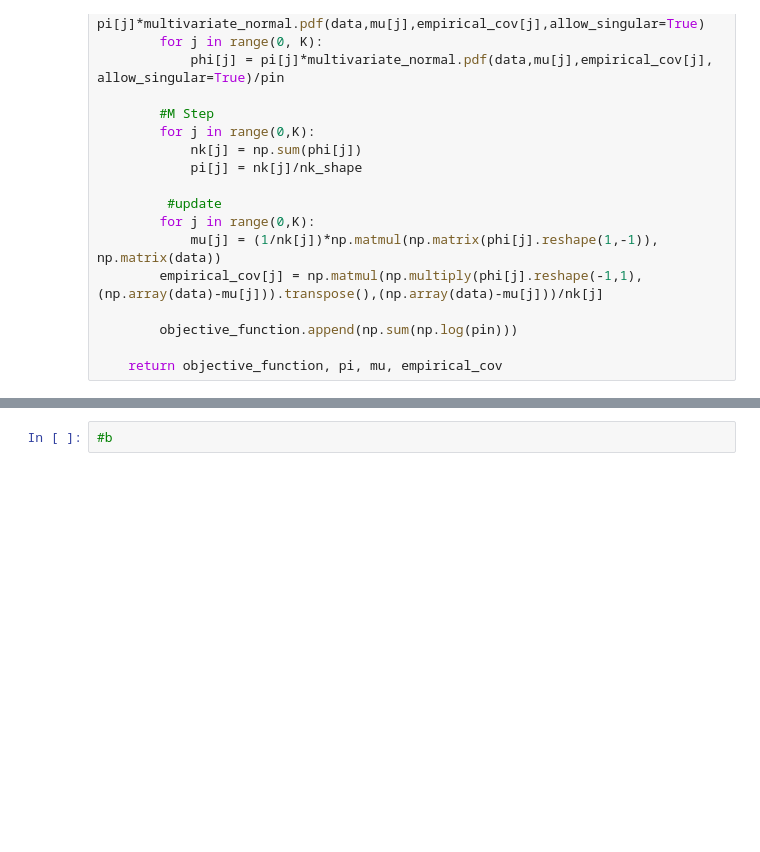
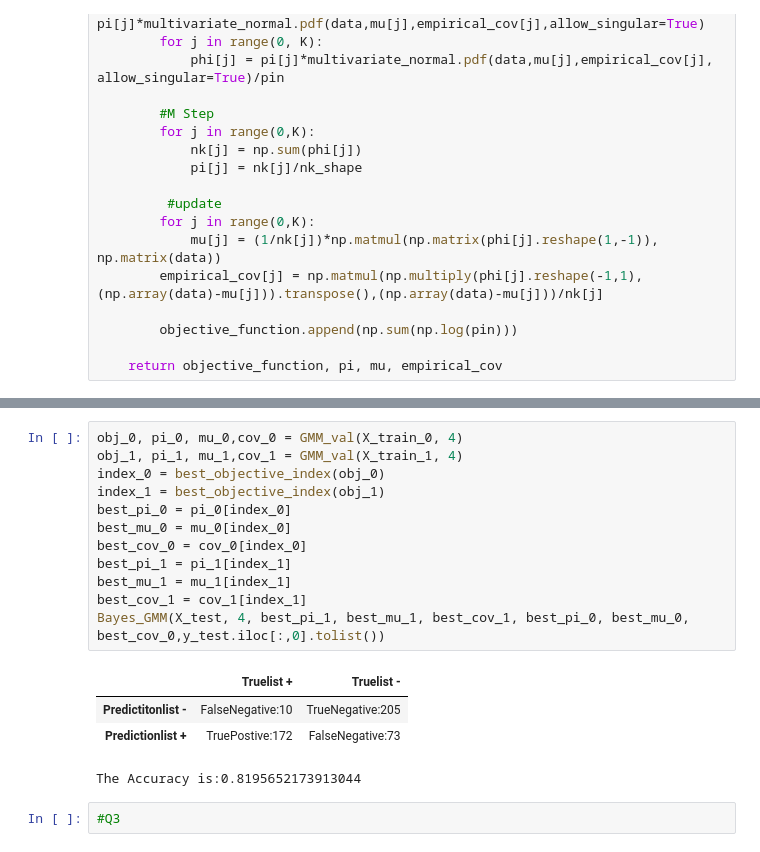
Before and after one commit to yil479/ML_Algorithm_Columbia, a Jupyter notebook: hw3-data/homework3_code.ipynb, the cells around one changed output, grey strips where cells are left out. Cells and saved outputs as stored; diff of their text form; blank space fills up the shorter version.

```diff
--- a/hw3-data/homework3_code.ipynb
+++ b/hw3-data/homework3_code.ipynb
@@ -202,2 +306,19 @@ Text(0.5, 1.0, 'class0 of Objective Function by 10 times')
+# %%
+obj_0, pi_0, mu_0,cov_0 = GMM_val(X_train_0, 4)
+obj_1, pi_1, mu_1,cov_1 = GMM_val(X_train_1, 4)
+index_0 = best_objective_index(obj_0)
+index_1 = best_objective_index(obj_1)
+best_pi_0 = pi_0[index_0]
+best_mu_0 = mu_0[index_0]
+best_cov_0 = cov_0[index_0]
+best_pi_1 = pi_1[index_1]
+best_mu_1 = mu_1[index_1]
+best_cov_1 = cov_1[index_1]
+Bayes_GMM(X_test, 4, best_pi_1, best_mu_1, best_cov_1, best_pi_0, best_mu_0, best_cov_0,y_test.iloc[:,0].tolist())
+# %% [output]
+|  | Truelist + | Truelist - |
+| Predictitonlist - | FalseNegative:10 | TrueNegative:205 |
+| Predictionlist + | TruePostive:172 | FalseNegative:73 |
+The Accuracy is:0.8195652173913044
 # %%
-#b
+#Q3
```
Also changed, not shown: parts of 9 cells of this notebook, 2 other files.
